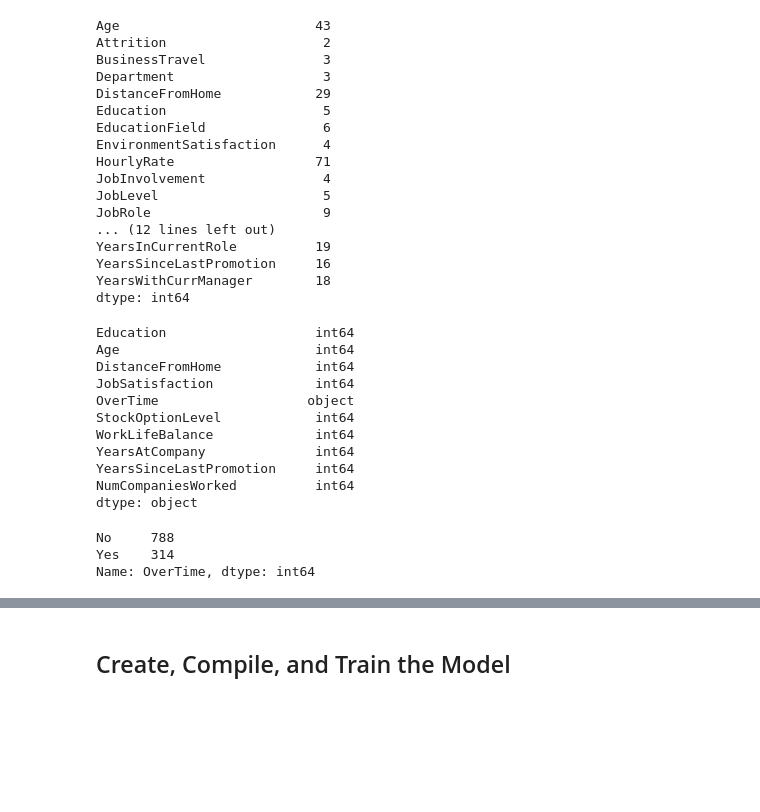
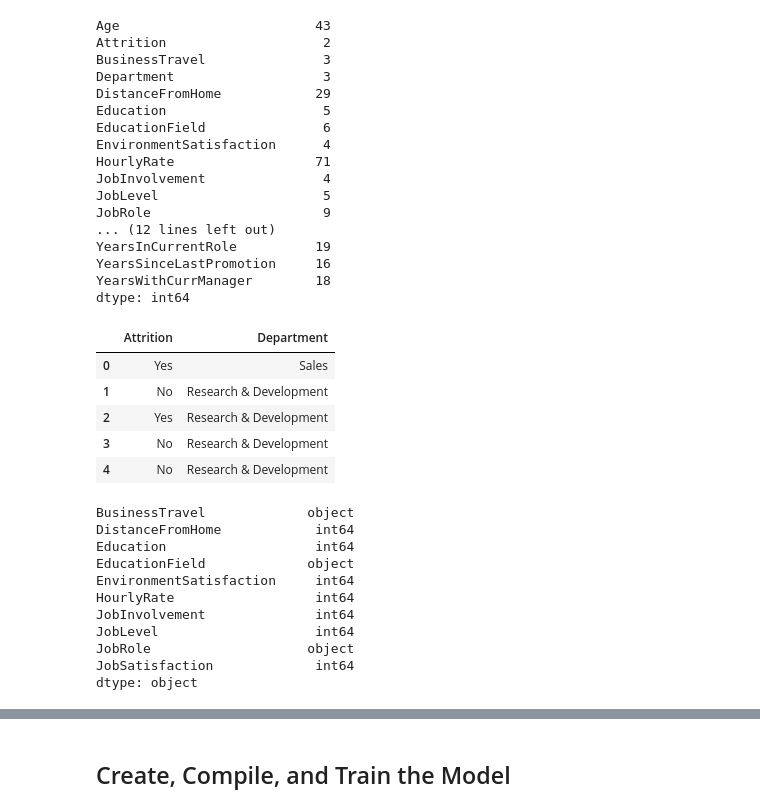
Before and after one commit to MWatkins87/neural-network-challenge-2, a Jupyter notebook: attrition.ipynb, the cells around one changed output, grey strips where cells are left out. Saved outputs shown, nothing was run; the diff lists cells and outputs as text; code cells hidden in the pictures; blank space fills up the shorter version.

```diff
--- a/attrition.ipynb
+++ b/attrition.ipynb
@@ -37,51 +43,38 @@ YearsWithCurrManager        18
 dtype: int64
 # %%
 # Create y_df with the Attrition and Department columns
-y_df = attrition_df['Attrition', 'Department']
+y_df = attrition_df[['Attrition', 'Department']]
 y_df.head()
+# %% [output]
+|  | Attrition | Department |
+| 0 | Yes | Sales |
+| 1 | No | Research & Development |
+| 2 | Yes | Research & Development |
+| 3 | No | Research & Development |
+| 4 | No | Research & Development |
 # %%
 # Create a list of at least 10 column names to use as X data
-columns_list = attrition_df['BusinessTravel', 'DistanceFromHome', 'Education', 'EducationField', 'EnvironmentSatisfaction', 'HourlyRate', 'JobInvolvement', 'JobLevel', 'JobRole', 'JobSatisfaction']
+columns_list = ['BusinessTravel', 'DistanceFromHome', 'Education', 'EducationField', 'EnvironmentSatisfaction', 'HourlyRate', 'JobInvolvement', 'JobLevel', 'JobRole', 'JobSatisfaction']
 
 
 # Create X_df using your selected columns
-X_df = columns_list
+X_df = pd.DataFrame(attrition_df[columns_list])
 
 # Show the data types for X_df
 X_df.dtypes
 # %% [output]
+BusinessTravel             object
+DistanceFromHome            int64
 Education                   int64
-Age                         int64
-DistanceFromHome            int64
+EducationField             object
+EnvironmentSatisfaction     int64
+HourlyRate                  int64
+JobInvolvement              int64
+JobLevel                    int64
+JobRole                    object
 JobSatisfaction             int64
-OverTime                   object
-StockOptionLevel            int64
-WorkLifeBalance             int64
-YearsAtCompany              int64
-YearsSinceLastPromotion     int64
-NumCompaniesWorked          int64
 dtype: object
 # %%
 # Split the data into training and testing sets
 from sklearn.model_selection import train_test_split
 X_train, X_test, y_train, y_test = train_test_split(X_df, y_df)
-# %%
-# Convert your X data to numeric data types however you see fit
-# Add new code cells as necessary
-# since the original file never loaded i cant see which columns have numerical data and which do not so i think the following could shoukld work but i am unable to test it
-for column in X_train:
-    encoder = OneHotEncoder()
-    if X_train[column].dtype == 'object':
-        X_train[column] = encoder.fit_transform(X_train[column])
-    else:
-        X_train[column] = X_train[column]
-for column in X_test:
-    encoder = OneHotEncoder()
-    if X_test[column].dtype == 'object':
-        X_test[column] = encoder.fit_transform(X_test[column])
-    else:
-        X_test[column] = X_test[column]
-# %% [output]
-No     788
-Yes    314
-Name: OverTime, dtype: int64
```
Also changed, not shown: parts of 16 cells of this notebook.
